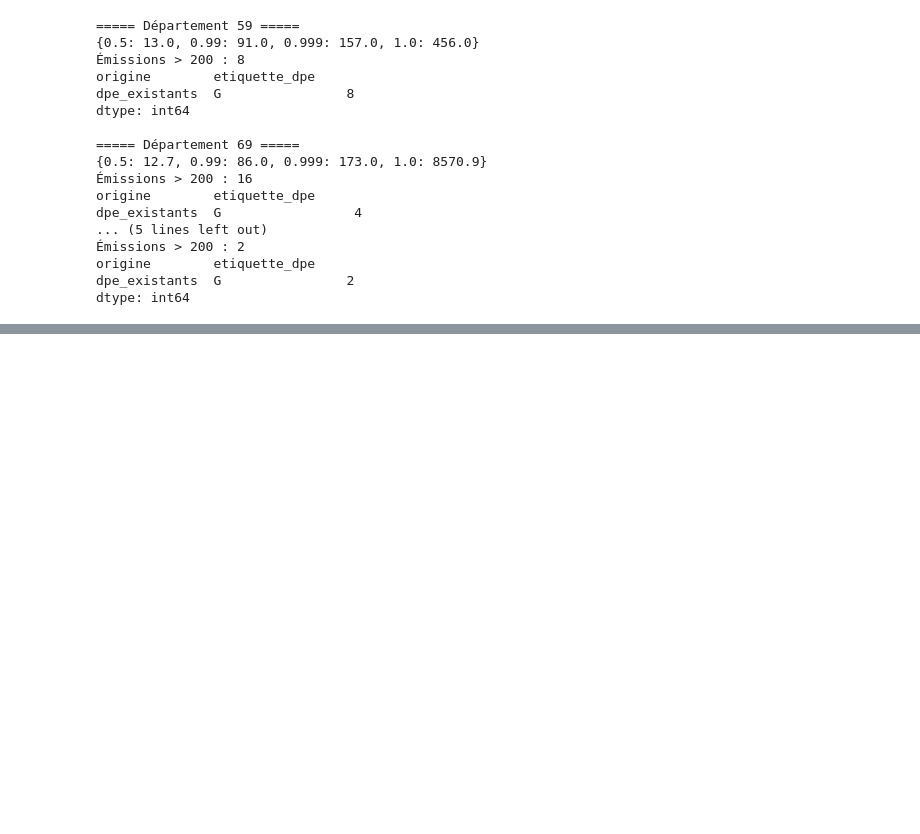
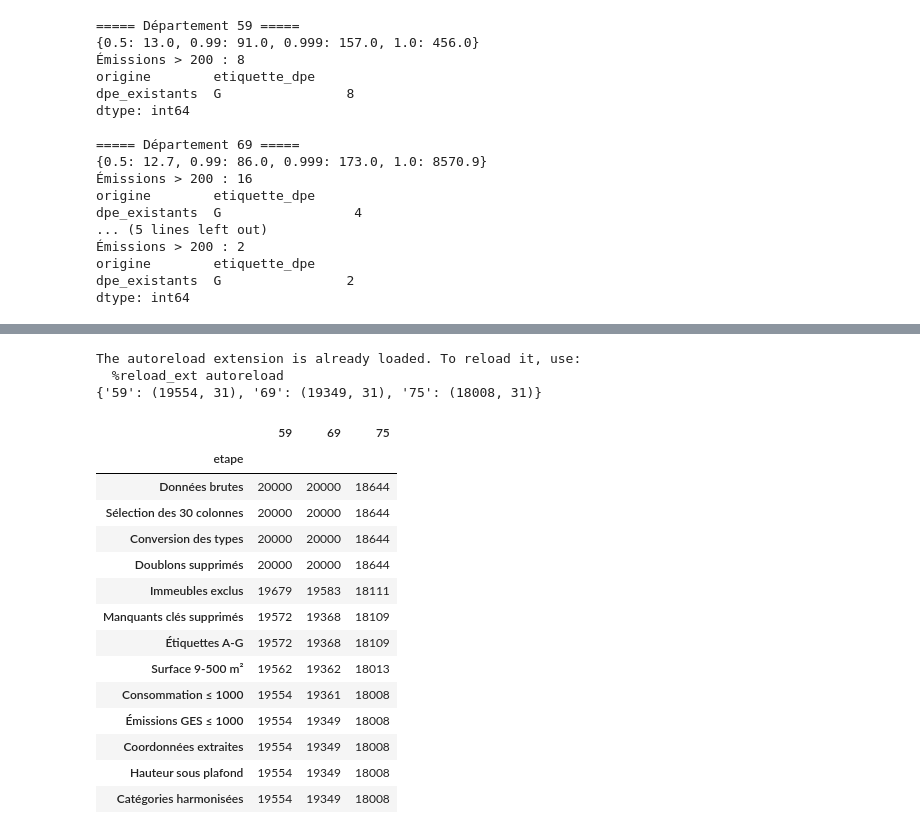
Before and after one commit to Abrlh/SISE-CONSO-ANALYSIS, a Jupyter notebook: notebooks/02_nettoyage_donnees.ipynb, the cells around one changed output, grey strips where cells are left out. Saved outputs shown, nothing was run; the diff lists cells and outputs as text; code cells hidden in the pictures; blank space fills up the shorter version.

```diff
--- a/notebooks/02_nettoyage_donnees.ipynb
+++ b/notebooks/02_nettoyage_donnees.ipynb
@@ -617,0 +907,25 @@ dtype: int64
+# %%
+# Ordres des catégories ordonnées
+ORDRE_PERIODE = ["avant 1948", "1948-1974", "1975-1977", "1978-1982", "1983-1988",
+                 "1989-2000", "2001-2005", "2006-2012", "2013-2021", "après 2021"]
+ORDRE_ISOLATION = ["insuffisante", "moyenne", "bonne", "très bonne"]
+
+def regrouper_energie(valeur):
+    """Regroupe les énergies de chauffage rares ou proches."""
+    if pd.isna(valeur):
+        return "Inconnu"
+    v = str(valeur).strip()
+    if v.startswith("Bois"):
+        return "Bois"
+    if v in {"Électricité", "Gaz naturel", "Réseau de Chauffage urbain",
+             "Fioul domestique", "Non affecté"}:
+        return v
+    return "Autre"
+
+# Contrôle sur les trois départements (sans modifier les données)
+for d, df in dfs.items():
+    print(f"===== Département {d} =====")
+    print(df["type_energie_principale_chauffage"].map(regrouper_energie).value_counts().to_dict())
+    print("Périodes hors liste :", set(df["periode_construction"].dropna()) - set(ORDRE_PERIODE))
+    print("Installation chauffage :", df["type_installation_chauffage"].fillna("non applicable").value_counts().to_dict())
+    print()
@@ -617,0 +950,39 @@ dtype: int64
+# %%
+import sys
+sys.path.append("..")
+
+%load_ext autoreload
+%autoreload 2
+from src.preprocessing import DataPreprocessor, COLONNES_GARDEES
+
+RAW = "../data/raw/2026-10-08_214716/"
+datasets = {
+    d: {"dpe_existants": pd.read_parquet(RAW + f"{d}/dpe_existants.parquet"),
+        "dpe_neufs": pd.read_parquet(RAW + f"{d}/dpe_neufs.parquet")}
+    for d in DEPARTEMENTS
+}
+
+prepro = DataPreprocessor()
+propres = prepro.process(datasets)
+
+print({d: df.shape for d, df in propres.items()})
+pd.concat([b.rename(columns={"lignes": d}) for d, b in prepro.bilans.items()], axis=1)
+# %% [output]
+The autoreload extension is already loaded. To reload it, use:
+  %reload_ext autoreload
+{'59': (19554, 31), '69': (19349, 31), '75': (18008, 31)}
+|  | 59 | 69 | 75 |
+| etape |  |  |  |
+| Données brutes | 20000 | 20000 | 18644 |
+| Sélection des 30 colonnes | 20000 | 20000 | 18644 |
+| Conversion des types | 20000 | 20000 | 18644 |
+| Doublons supprimés | 20000 | 20000 | 18644 |
+| Immeubles exclus | 19679 | 19583 | 18111 |
+| Manquants clés supprimés | 19572 | 19368 | 18109 |
+| Étiquettes A-G | 19572 | 19368 | 18109 |
+| Surface 9-500 m² | 19562 | 19362 | 18013 |
+| Consommation ≤ 1000 | 19554 | 19361 | 18008 |
+| Émissions GES ≤ 1000 | 19554 | 19349 | 18008 |
+| Coordonnées extraites | 19554 | 19349 | 18008 |
+| Hauteur sous plafond | 19554 | 19349 | 18008 |
+| Catégories harmonisées | 19554 | 19349 | 18008 |
```
Also changed, not shown: parts of 20 cells of this notebook.
